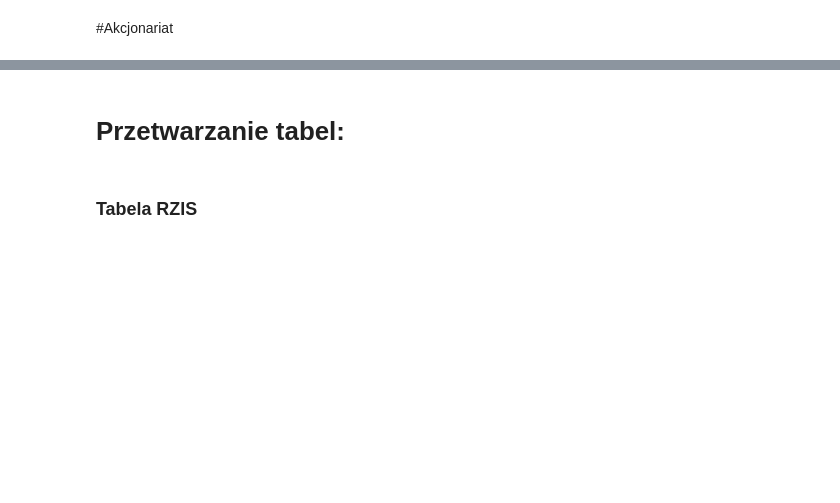
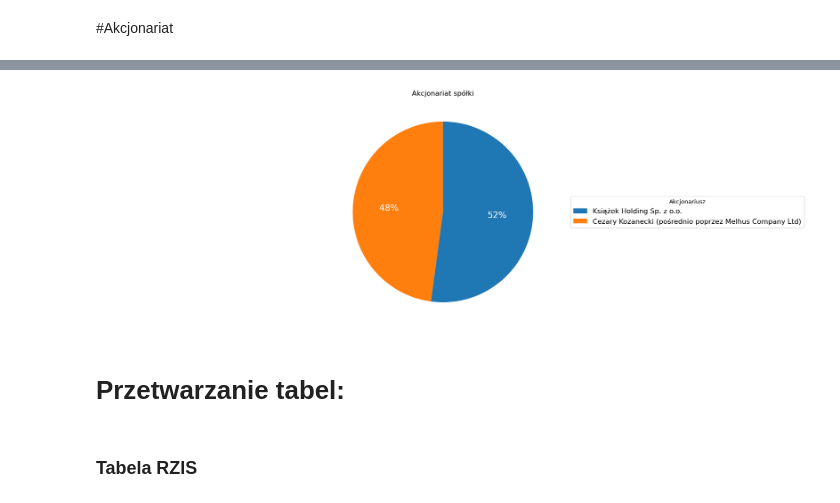
Before and after one commit to lebinho/biznesradar, a Jupyter notebook: biznesradar_stock_analysis.ipynb, the cells around one changed output, grey strips where cells are left out. Cells and saved outputs as stored; diff of their text form; code cells hidden in the pictures; blank space fills up the shorter version.

Commit message:
added possibility to filter stock based on string , added chart for akcjonariat

```diff
--- a/biznesradar_stock_analysis.ipynb
+++ b/biznesradar_stock_analysis.ipynb
@@ -30,5 +49,8 @@ pd.options.display.max_rows = 100   # set the maximum rows to display
 # %%
 # spółka do analizy
-Spolka = 'CD-PROJEKT' # podaj nazwę spółki
+if search == 'all_stocks':
+    Spolka = 'SYNEKTIK' # podaj nazwę spółki
+else:
+    Spolka = lista_spolek_import['Stock Parameter'].values[0]
 # %% [markdown]
 #Akcjonariat
@@ -39,0 +57,7 @@ HTTPError: HTTP Error 401: Unauthorized
+# %%
+table_Akcjonariat = pd.read_html('https://www.biznesradar.pl/akcjonariat/{}'.format(Spolka))
+table_Akcjonariat = table_Akcjonariat[0]
+display(table_Akcjonariat.head(5))
+display(table_Akcjonariat.tail(5))
+
+display(table_Akcjonariat.columns)
@@ -40,3 +76,48 @@ HTTPError: HTTP Error 401: Unauthorized
+# %%
+# Set index to 'Akcjonariusz'
+table_Akcjonariat = table_Akcjonariat.set_index('Akcjonariusz')
+
+# Drop row with 'razem'
+table_Akcjonariat = table_Akcjonariat.drop(index='razem', errors='ignore')
+
+# Extract numerical values from 'Udział' column and convert to float
+table_Akcjonariat['Udział'] = table_Akcjonariat['Udział'].str.split(' ').str[0].astype(float)
+
+# Create a series for plotting
+series = pd.Series(table_Akcjonariat['Udział'] / 100, name='Udział [%]')
+
+# Sort pie chart in descending order (highest to lowest)
+series = series.sort_values(ascending=False)
+
+# Plot pie chart (force clockwise direction)
+fig, ax = plt.subplots(figsize=(9, 7))  # Adjust width to give space for the legend
+wedges, texts, autotexts = ax.pie(
+    series,
+    labels=series.index,  # Ensure correct labels
+    autopct='%.0f%%',
+    textprops={'color': 'w', 'fontsize': 14},
+    startangle=90,  # Start from top (12 o'clock)
+    counterclock=False  # Force clockwise order
+)
+
+# Adjust the font size for the percentage text inside the pie chart
+for autotext in autotexts:
+    autotext.set_fontsize(15)  # Adjust the font size for the percentage text
+
+# Move the legend to the right of the pie chart
+ax.legend(
+    wedges,  # Keep colors consistent
+    series.index,
+    title="Akcjonariusz",
+    fontsize=12,
+    loc="center left",  # Align it to the center left of the plot area
+    bbox_to_anchor=(1.05, 0.5)  # Position the legend to the right of the pie chart (adjust as needed)
+)
+
+plt.title('Akcjonariat spółki')
+plt.show()
+# %% [output]
+[figure, added]
 # %% [markdown]
 # Przetwarzanie tabel:
 # %% [markdown]
```
Also changed, not shown: parts of 5 cells of this notebook.
